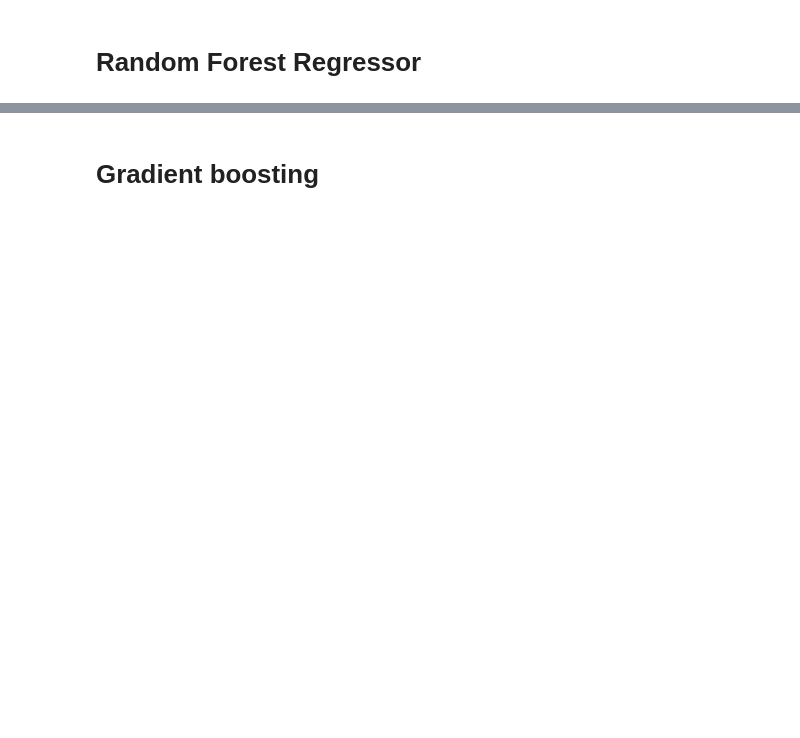
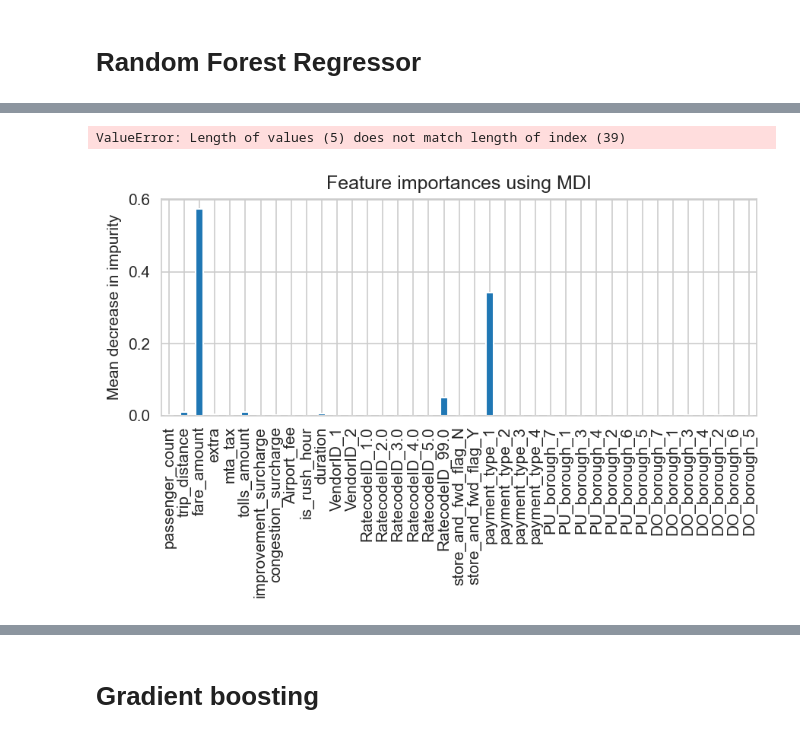
Before and after one commit to raphbrd/M2-data-challenge, a Jupyter notebook: REG_02_models_taxi_data.ipynb, the cells around one changed output, grey strips where cells are left out. Saved outputs shown, nothing was run; the diff lists cells and outputs as text; code cells hidden in the pictures; blank space fills up the shorter version.

```diff
--- a/REG_02_models_taxi_data.ipynb
+++ b/REG_02_models_taxi_data.ipynb
@@ -243 +267,20 @@ predictions = rf_grid.predict(X_sub)
+# %%
+forest_importances = pd.Series(importances, index=X_train_normed.columns)
+# %% [output]
+ValueError: Length of values (5) does not match length of index (39)
+# %%
+std_err = np.std([tree.feature_importances_ for tree in best_rf.estimators_], axis=0) / len(best_rf.estimators_)
+
+sns.set_style("whitegrid")
+plt.figure(figsize=(6, 4), dpi=150)
+ax = plt.gca()
+forest_importances.plot.bar(yerr=std_err, ax=ax)
+ax.set_title("Feature importances using MDI")
+ax.set_ylabel("Mean decrease in impurity")
+# plt.xticks(rotation=90, ha='center', fontsize=8)
+plt.tight_layout()
+plt.gcf().savefig("figures/features_importance_rf.pdf", dpi=300)
+plt.show()
+# %% [output]
+[figure, added]
 # %%
```
Also changed, not shown: parts of 31 cells of this notebook, 15 other files.
